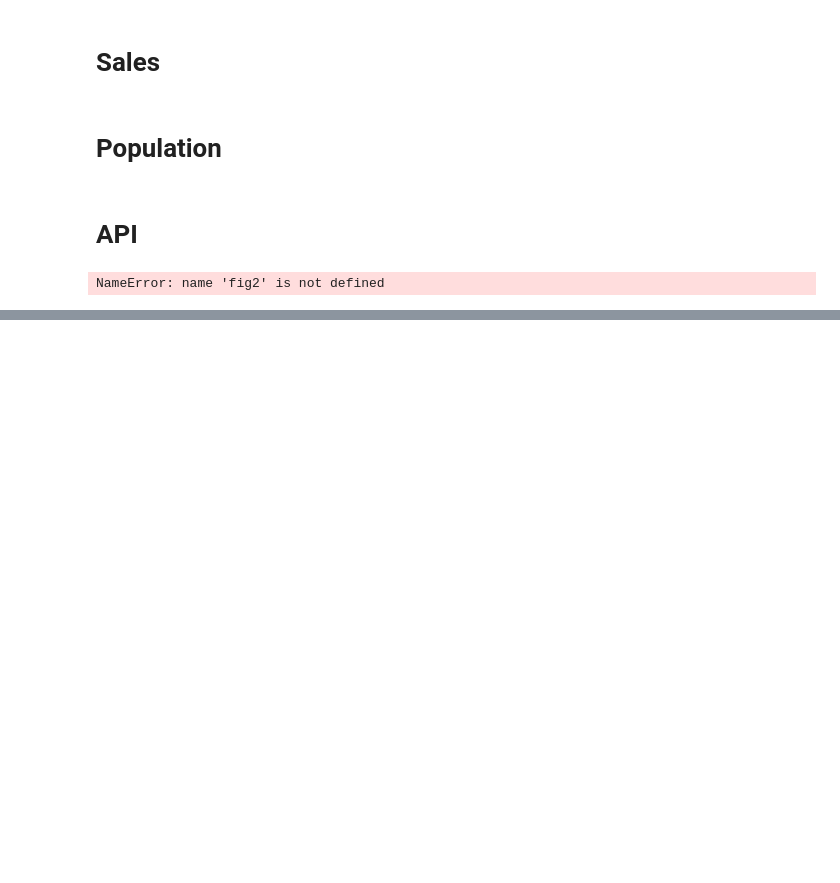
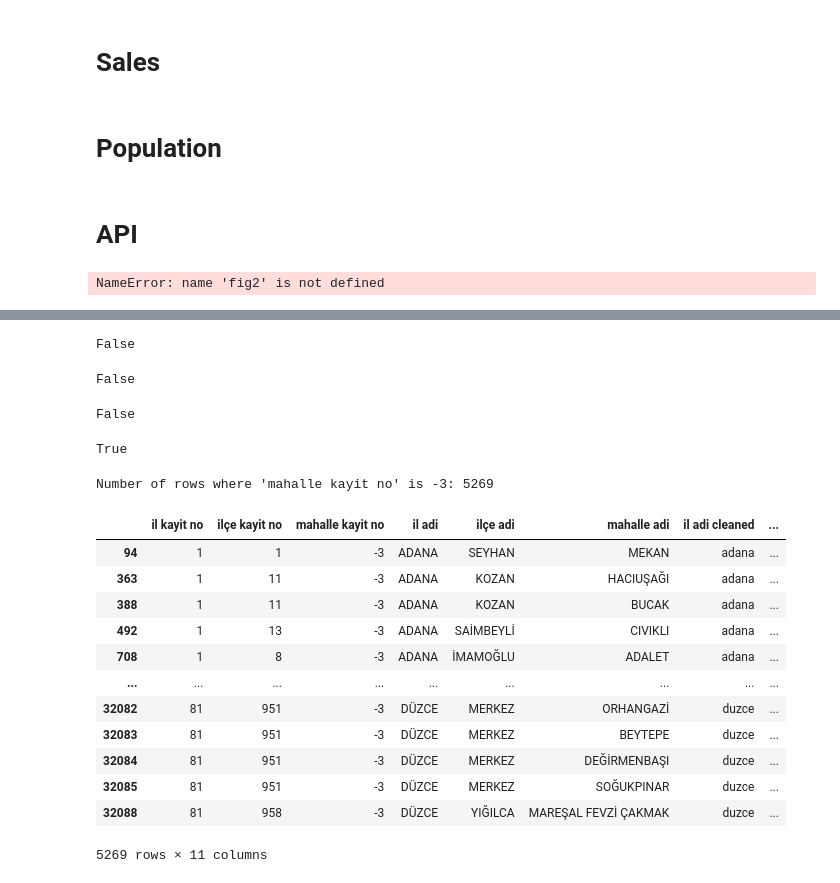
Before and after one commit to Zakerous76/analythings-viz-2-fastAPI-integration, a Jupyter notebook: plotly-py-viz-fastapi/developement.ipynb, the cells around one changed output, grey strips where cells are left out. Saved outputs shown, nothing was run; the diff lists cells and outputs as text; code cells hidden in the pictures; blank space fills up the shorter version.

Commit message:
separated cleaning excel files and creating dataframes

```diff
--- a/plotly-py-viz-fastapi/developement.ipynb
+++ b/plotly-py-viz-fastapi/developement.ipynb
@@ -1021,8 +1006,13 @@ def population_df():
     df_p.erkek = df_p.erkek.replace("C", "0").astype(int)
     df_p.kadin = df_p.kadin.replace("C", "0")
     df_p.kadin = df_p.kadin.replace("-", "0").astype(int)
+    for col in ["il adi", "ilçe adi", "mahalle adi"]:
+        df_p[col + " cleaned"] = df_p[col].apply(lambda x: replace_turkish_chars(str(x)))
 
-    df_p = df_p.groupby(['il kayit no', 'ilçe kayit no', 'mahalle kayit no', "il adi", "ilçe adi", "mahalle adi"])[["erkek", "kadin"]].sum().reset_index()
+
+
+
+    df_p = df_p.groupby(['il kayit no', 'ilçe kayit no', 'mahalle kayit no', "il adi", "ilçe adi", "mahalle adi", "il adi cleaned", "ilçe adi cleaned", "mahalle adi cleaned"])[["erkek", "kadin"]].sum().reset_index()
 
     return df_p
 df = population_df()
@@ -1029,0 +1038,29 @@ df.head()
+# %%
+
+# Helper function to find the IDs from the reference data
+def find_ids(city_name, town_name=None, quarter_name=None):
+    city_id, town_id, quarter_id = None, None, None
+    for city in reference_data:
+        if city['name'] == city_name:
+            city_id = city['id']
+
+            for town in city['towns']:
+                if town['name'] == town_name:
+                    town_id = town['id']
+
+                    for quarter in town['quarters']:
+                        if quarter['name'] == quarter_name:
+                            quarter_id = quarter['id']
+                            return city_id, town_id, quarter_id
+    return city_id, town_id, quarter_id
+
+
+# Update the DataFrame with IDs
+for idx, row in df.iterrows():
+    city_name = row['il adi cleaned']
+    town_name = row['ilçe adi cleaned']
+    quarter_name = row['mahalle adi cleaned']
+    city_id, town_id, quarter_id = find_ids(city_name, town_name, quarter_name)
+    df.at[idx, 'il kayit no'] = -1 if city_id is None else city_id
+    df.at[idx, 'ilçe kayit no'] = -2 if town_id is None else town_id
+    df.at[idx, 'mahalle kayit no'] = -3 if quarter_id is None else quarter_id
@@ -1029,0 +1076,40 @@ df.head()
+# %%
+"ahmet remzi yuregir" == "ahmet remzi̇ yuregi̇r"
+# %% [output]
+False
+# %%
+-1 in df["il kayit no"].to_list()
+# %% [output]
+False
+# %%
+-2 in df["ilçe kayit no"].to_list()
+# %% [output]
+False
+# %%
+-3 in df["mahalle kayit no"].to_list()
+# %% [output]
+True
+# %%
+# Count rows where "mahalle kayit no" is -3
+mahalle_kayit_no_minus_3 = df[df['mahalle kayit no'] == -3]
+count_mahalle_kayit_no_minus_3 = mahalle_kayit_no_minus_3.shape[0]
+
+print(f"Number of rows where 'mahalle kayit no' is -3: {count_mahalle_kayit_no_minus_3}")
+# %% [output]
+Number of rows where 'mahalle kayit no' is -3: 5269
+# %%
+mahalle_kayit_no_minus_3
+# %% [output]
+|  | il kayit no | ilçe kayit no | mahalle kayit no | il adi | ilçe adi | mahalle adi | il adi cleaned | ... |
+| 94 | 1 | 1 | -3 | ADANA | SEYHAN | MEKAN | adana | ... |
+| 363 | 1 | 11 | -3 | ADANA | KOZAN | HACIUŞAĞI | adana | ... |
+| 388 | 1 | 11 | -3 | ADANA | KOZAN | BUCAK | adana | ... |
+| 492 | 1 | 13 | -3 | ADANA | SAİMBEYLİ | CIVIKLI | adana | ... |
+| 708 | 1 | 8 | -3 | ADANA | İMAMOĞLU | ADALET | adana | ... |
+| ... | ... | ... | ... | ... | ... | ... | ... | ... |
+| 32082 | 81 | 951 | -3 | DÜZCE | MERKEZ | ORHANGAZİ | duzce | ... |
+| 32083 | 81 | 951 | -3 | DÜZCE | MERKEZ | BEYTEPE | duzce | ... |
+| 32084 | 81 | 951 | -3 | DÜZCE | MERKEZ | DEĞİRMENBAŞI | duzce | ... |
+| 32085 | 81 | 951 | -3 | DÜZCE | MERKEZ | SOĞUKPINAR | duzce | ... |
+| 32088 | 81 | 958 | -3 | DÜZCE | YIĞILCA | MAREŞAL FEVZİ ÇAKMAK | duzce | ... |
+5269 rows × 11 columns
```
Also changed, not shown: parts of 14 cells of this notebook, 6 other files.
